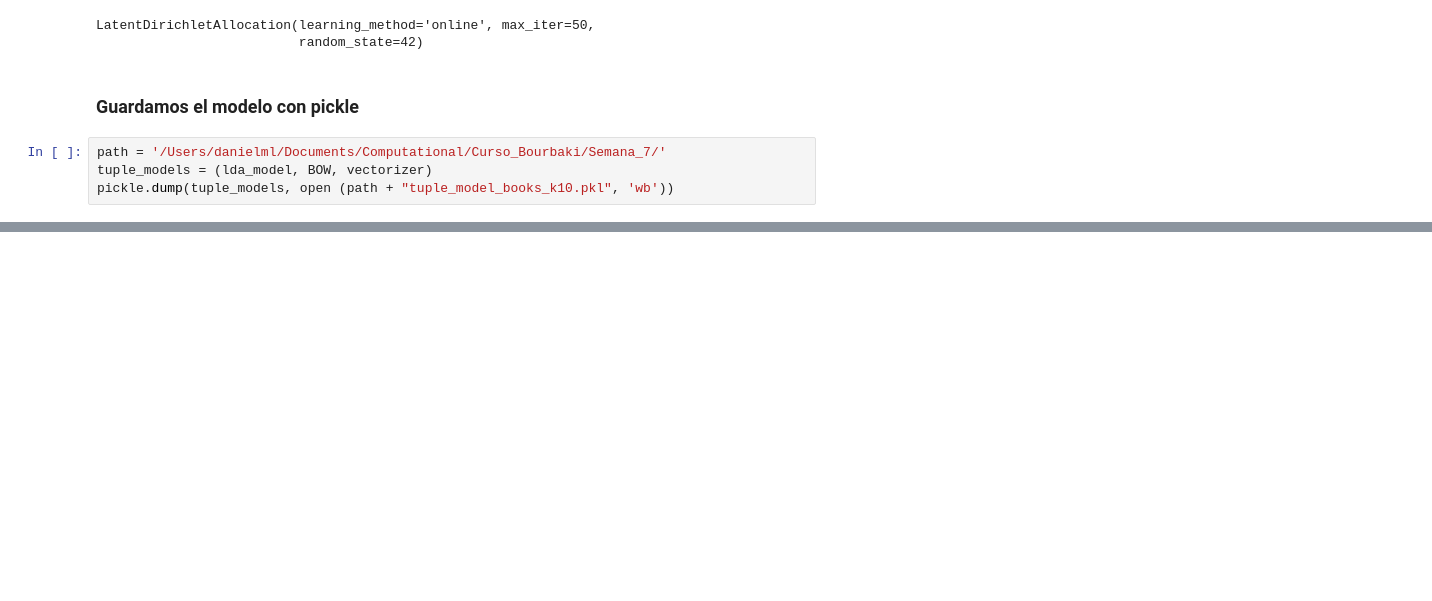
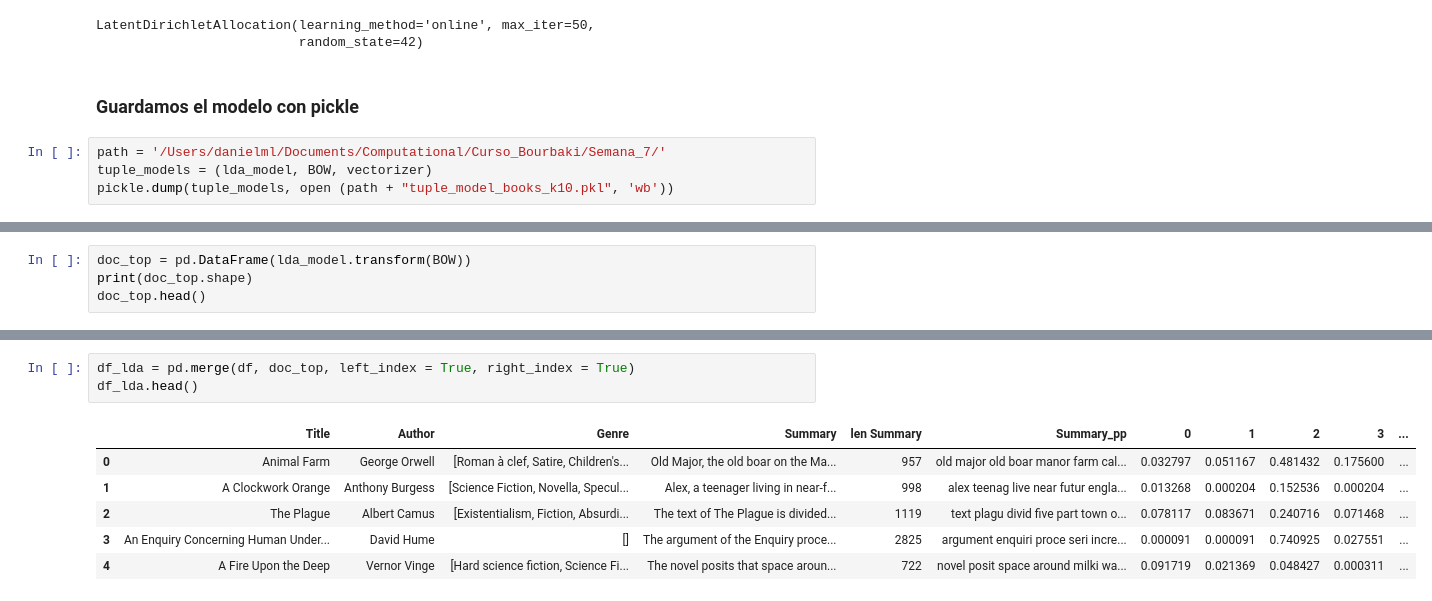
Before and after one commit to dannie-ml/Recommendation_Systema_LDA, a Jupyter notebook: Recomendacion_libros_LDA.ipynb, the cells around one changed output, grey strips where cells are left out. Cells and saved outputs as stored; diff of their text form; blank space fills up the shorter version.

```diff
--- a/Recomendacion_libros_LDA.ipynb
+++ b/Recomendacion_libros_LDA.ipynb
@@ -314,0 +323,4 @@ pickle.dump(tuple_models, open (path + "tuple_model_books_k10.pkl", 'wb'))
+# %%
+doc_top = pd.DataFrame(lda_model.transform(BOW))
+print(doc_top.shape)
+doc_top.head()
@@ -314,0 +350,10 @@ pickle.dump(tuple_models, open (path + "tuple_model_books_k10.pkl", 'wb'))
+# %%
+df_lda = pd.merge(df, doc_top, left_index = True, right_index = True)
+df_lda.head()
+# %% [output]
+|  | Title | Author | Genre | Summary | len Summary | Summary_pp | 0 | 1 | 2 | 3 | ... |
+| 0 | Animal Farm | George Orwell | [Roman à clef, Satire, Children's... | Old Major, the old boar on the Ma... | 957 | old major old boar manor farm cal... | 0.032797 | 0.051167 | 0.481432 | 0.175600 | ... |
+| 1 | A Clockwork Orange | Anthony Burgess | [Science Fiction, Novella, Specul... | Alex, a teenager living in near-f... | 998 | alex teenag live near futur engla... | 0.013268 | 0.000204 | 0.152536 | 0.000204 | ... |
+| 2 | The Plague | Albert Camus | [Existentialism, Fiction, Absurdi... | The text of The Plague is divided... | 1119 | text plagu divid five part town o... | 0.078117 | 0.083671 | 0.240716 | 0.071468 | ... |
+| 3 | An Enquiry Concerning Human Under... | David Hume | [] | The argument of the Enquiry proce... | 2825 | argument enquiri proce seri incre... | 0.000091 | 0.000091 | 0.740925 | 0.027551 | ... |
+| 4 | A Fire Upon the Deep | Vernor Vinge | [Hard science fiction, Science Fi... | The novel posits that space aroun... | 722 | novel posit space around milki wa... | 0.091719 | 0.021369 | 0.048427 | 0.000311 | ... |
```
Also changed, not shown: parts of 21 cells of this notebook.
